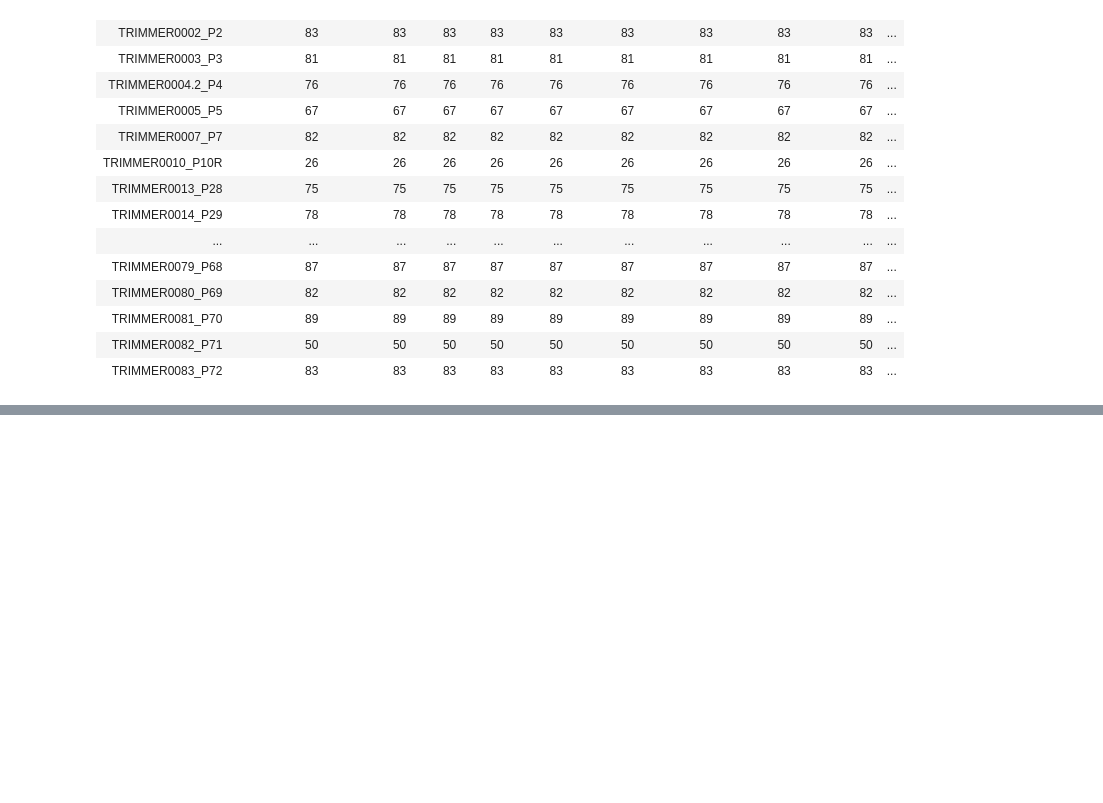
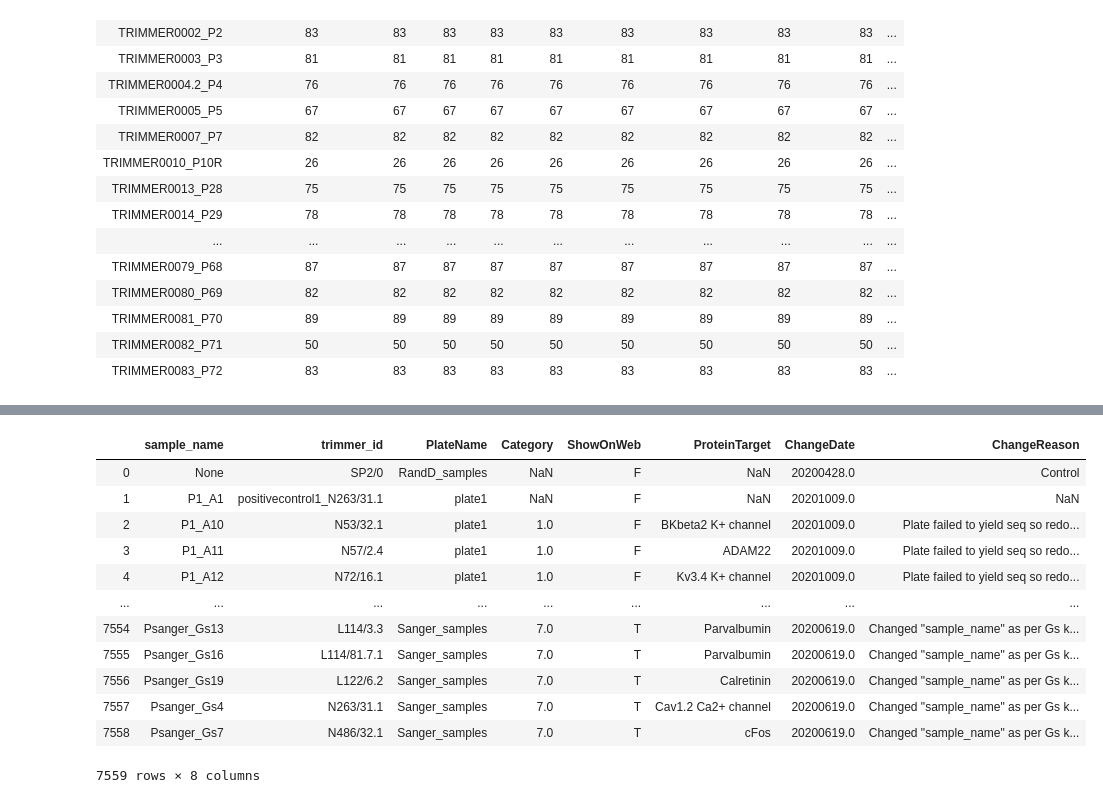
Before and after one commit to ucdavis-bioinformatics/NeuroMabSeq, a Jupyter notebook: trimmer/Diagnostics.ipynb, the cells around one changed output, grey strips where cells are left out. Cells and saved outputs as stored; diff of their text form; code cells hidden in the pictures; blank space fills up the shorter version.

```diff
--- a/trimmer/Diagnostics.ipynb
+++ b/trimmer/Diagnostics.ipynb
@@ -83,0 +100,17 @@ with pd.option_context('display.max_rows', None, 'display.max_columns', None):
+# %%
+metadata = pd.read_csv('../static_data/2020-11-11.tsv', delimiter='\t')
+metadata
+# %% [output]
+|  | sample_name | trimmer_id | PlateName | Category | ShowOnWeb | ProteinTarget | ChangeDate | ChangeReason |
+| 0 | None | SP2/0 | RandD_samples | NaN | F | NaN | 20200428.0 | Control |
+| 1 | P1_A1 | positivecontrol1_N263/31.1 | plate1 | NaN | F | NaN | 20201009.0 | NaN |
+| 2 | P1_A10 | N53/32.1 | plate1 | 1.0 | F | BKbeta2 K+ channel | 20201009.0 | Plate failed to yield seq so redo... |
+| 3 | P1_A11 | N57/2.4 | plate1 | 1.0 | F | ADAM22 | 20201009.0 | Plate failed to yield seq so redo... |
+| 4 | P1_A12 | N72/16.1 | plate1 | 1.0 | F | Kv3.4 K+ channel | 20201009.0 | Plate failed to yield seq so redo... |
+| ... | ... | ... | ... | ... | ... | ... | ... | ... |
+| 7554 | Psanger_Gs13 | L114/3.3 | Sanger_samples | 7.0 | T | Parvalbumin | 20200619.0 | Changed "sample_name" as per Gs k... |
+| 7555 | Psanger_Gs16 | L114/81.7.1 | Sanger_samples | 7.0 | T | Parvalbumin | 20200619.0 | Changed "sample_name" as per Gs k... |
+| 7556 | Psanger_Gs19 | L122/6.2 | Sanger_samples | 7.0 | T | Calretinin | 20200619.0 | Changed "sample_name" as per Gs k... |
+| 7557 | Psanger_Gs4 | N263/31.1 | Sanger_samples | 7.0 | T | Cav1.2 Ca2+ channel | 20200619.0 | Changed "sample_name" as per Gs k... |
+| 7558 | Psanger_Gs7 | N486/32.1 | Sanger_samples | 7.0 | T | cFos | 20200619.0 | Changed "sample_name" as per Gs k... |
+7559 rows × 8 columns
```
Also changed, not shown: parts of 51 cells of this notebook, 4 other files.
